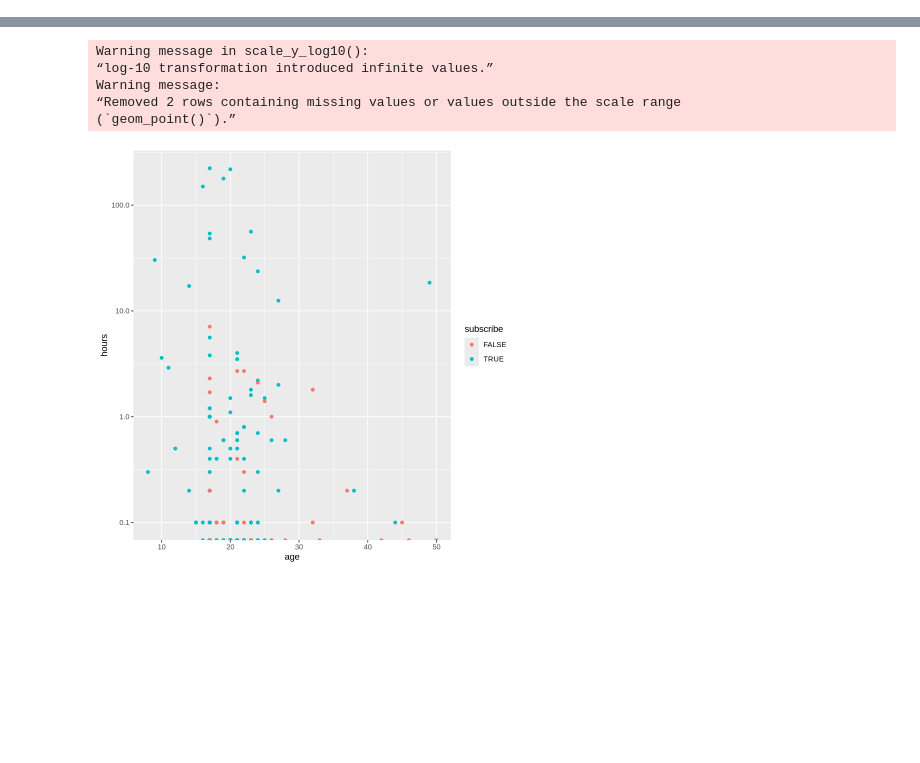
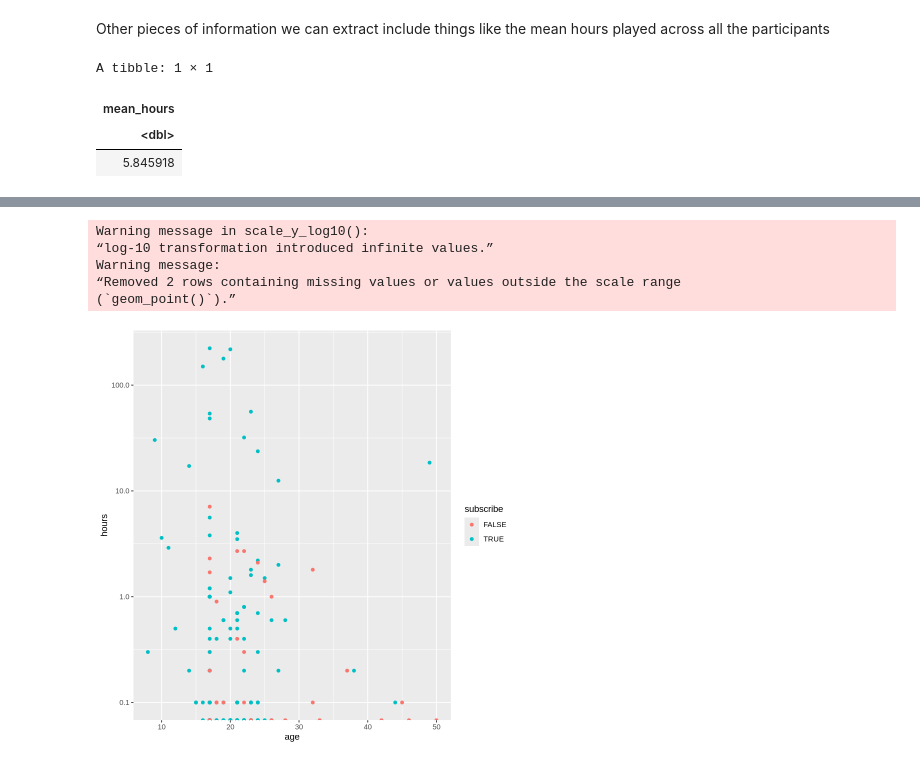
Before and after one commit to drsqs257/dsci-project, a Jupyter notebook: dsci proj.ipynb, the cells around one changed output, grey strips where cells are left out. Saved outputs shown, nothing was run; the diff lists cells and outputs as text; code cells hidden in the pictures; blank space fills up the shorter version.

Commit message:
some stats
means and stuff

```diff
--- a/dsci proj.ipynb
+++ b/dsci proj.ipynb
@@ -42,0 +47,10 @@ A tibble: 196 × 3
+# %% [markdown]
+Other pieces of information we can extract include things like the mean hours played across all the participants
+# %%
+data |>
+summarise(mean_hours = mean(played_hours))
+# %% [output]
+A tibble: 1 × 1
+| mean_hours |
+| <dbl> |
+| 5.845918 |
```
Also changed, not shown: parts of 6 cells of this notebook.
